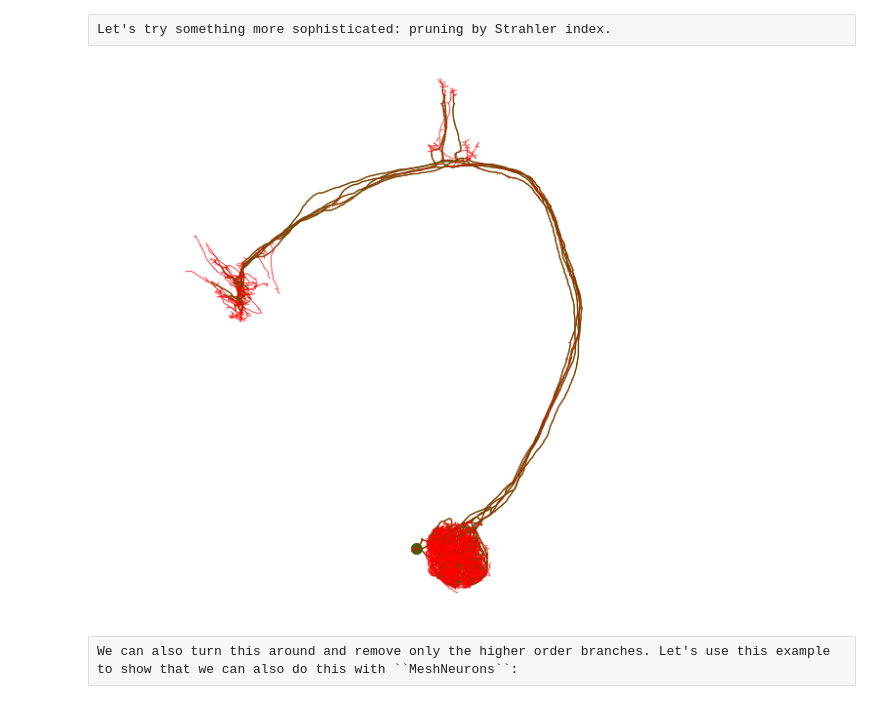
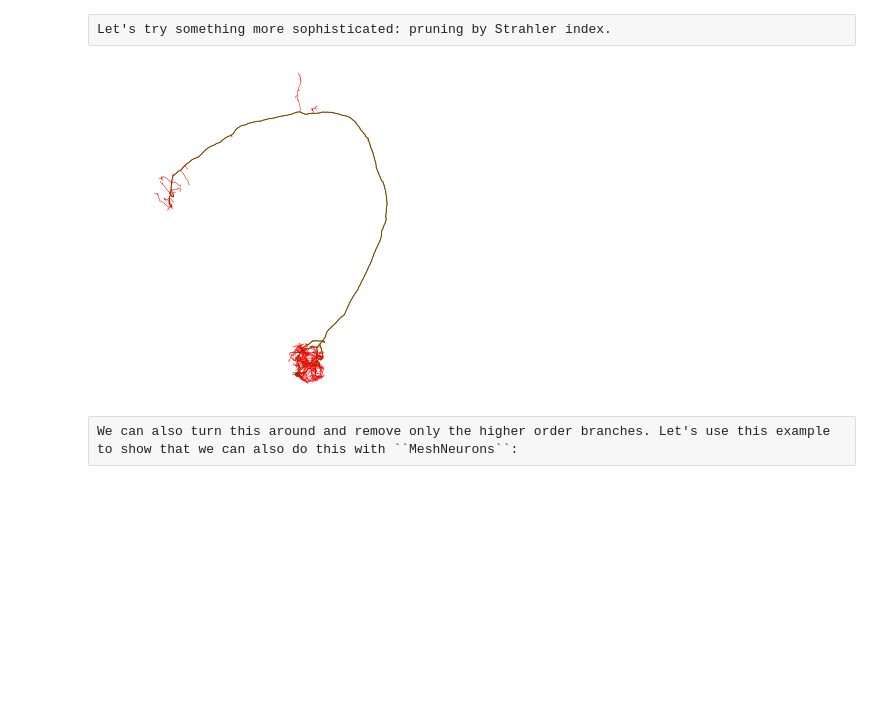
Before and after one commit to navis-org/navis, a Jupyter notebook: docs/source/tutorials/morph_processing.ipynb, the cells around one changed output. Drawn from its saved outputs; the diff is of its cells as text; code cells hidden in the pictures; blank space fills up the shorter version.

```diff
--- a/docs/source/tutorials/morph_processing.ipynb
+++ b/docs/source/tutorials/morph_processing.ipynb
@@ -218,22 +223,28 @@ plt.show()
 # %% [raw]
 Let's try something more sophisticated: pruning by Strahler index.
 # %%
+# Load a fresh skeleton
+n = navis.example_neurons(1, kind='skeleton')
+
+# Reroot to soma
+n = n.reroot(n.soma)
+
 # This will prune off terminal branches (the lowest two Strahler indices)
-nl_pruned = nl.prune_by_strahler(to_prune = [1, 2], inplace=False)
+n_pruned = n.prune_by_strahler(to_prune = [1, 2], inplace=False)
 
 # Plot original neurons in red
-fig, ax = nl.plot2d(color='red')
+fig, ax = n.plot2d(color='red')
 
 # Plot remaining neurites in green
-fig, ax = nl_pruned.plot2d(color='green', ax=ax, linewidth=1)
+fig, ax = n_pruned.plot2d(color='green', ax=ax, linewidth=1)
 
 # Rotate to front view
 ax.azim, ax.elev = -90, -90
 ax.dist = 6
 
 plt.show()
 # %% [output]
-[figure, old version]
+[figure, new version]
 # %% [raw]
 We can also turn this around and remove only the higher order branches. Let's use this example to show that we can also do this with ``MeshNeurons``:
 # %%
```
Also changed, not shown: parts of 10 cells of this notebook.
